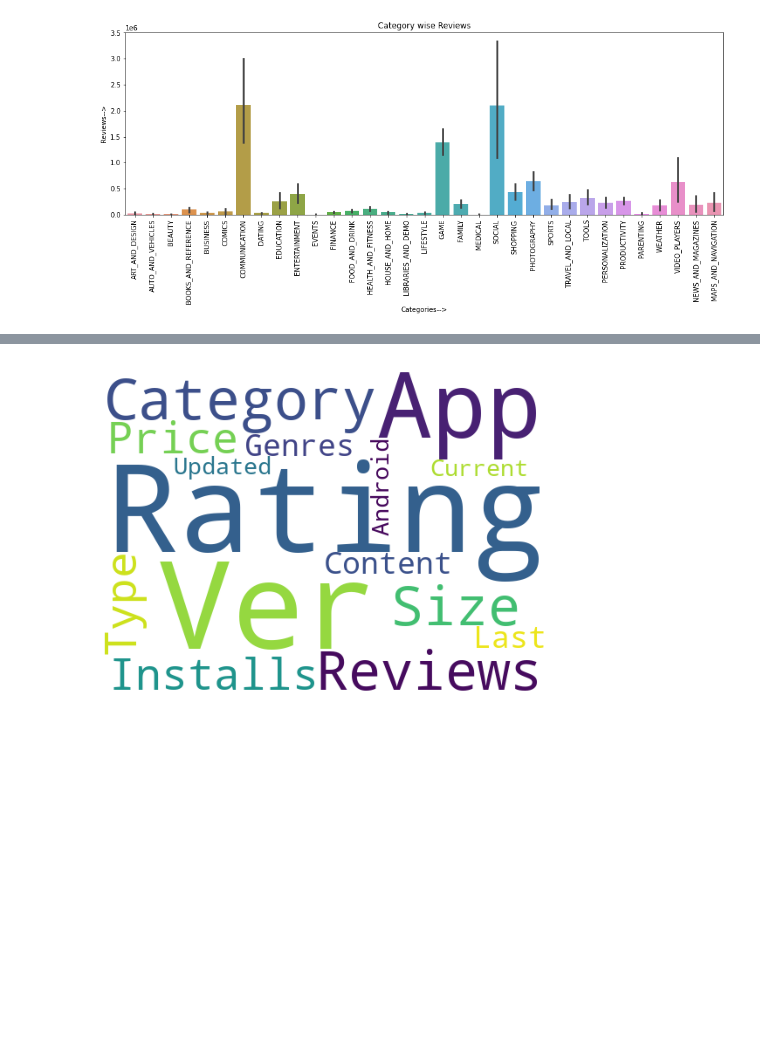
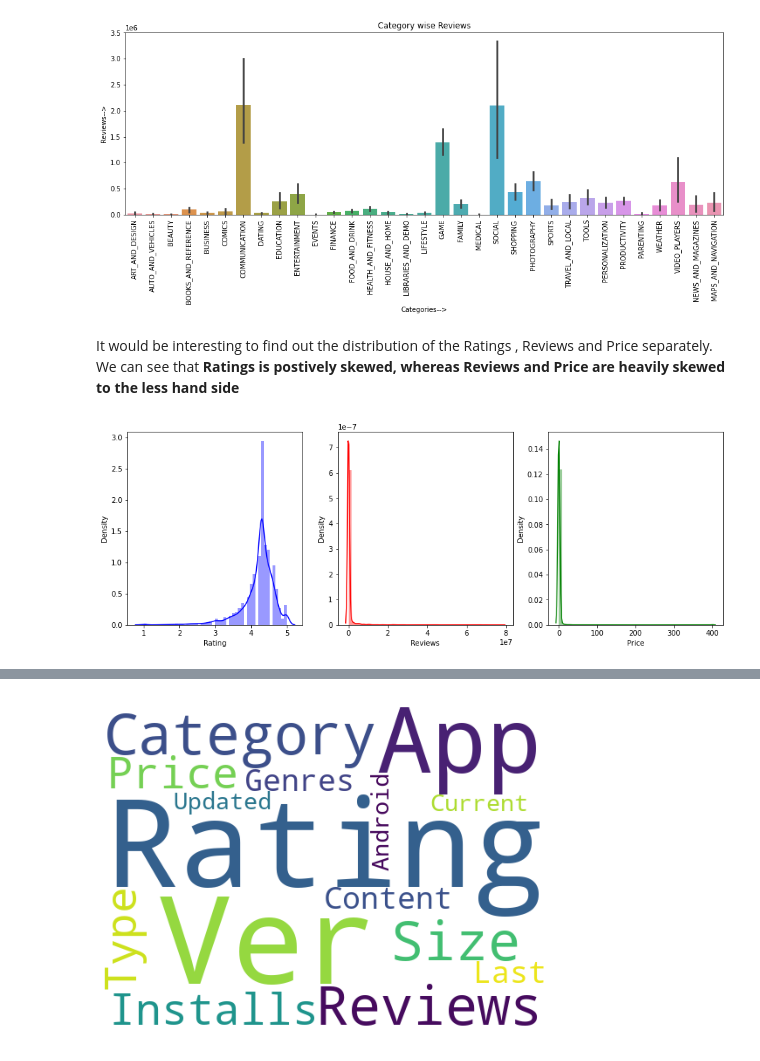
Before and after one commit to Mahima-Shree/Play-Store-App-Review-Analysis, a Jupyter notebook: _AlmaBetter_Mahima_Shree_Play_Store_App_Review_Analysis_Capstone_Project.ipynb, the cells around one changed output, grey strips where cells are left out. Drawn from its saved outputs; the diff is of its cells as text; code cells hidden in the pictures; blank space fills up the shorter version.

```diff
--- a/_AlmaBetter_Mahima_Shree_Play_Store_App_Review_Analysis_Capstone_Project.ipynb
+++ b/_AlmaBetter_Mahima_Shree_Play_Store_App_Review_Analysis_Capstone_Project.ipynb
@@ -456,3 +480,13 @@ plt.ylabel('Reviews-->')
 plt.show()
 # %% [output]
 [figure]
+# %% [markdown]
+It would be interesting to find out the distribution of the Ratings , Reviews and Price separately. We can see that **Ratings is postively skewed, whereas Reviews and Price are heavily skewed to the less hand side**
+# %%
+f,(ax1,ax2,ax3) = plt.subplots(ncols=3,sharey=False)
+sns.distplot(play_store['Rating'],hist=True,color='b',ax=ax1)
+sns.distplot(play_store['Reviews'],hist=True,color='r',ax=ax2)
+sns.distplot(play_store['Price'],hist=True,color='g',ax=ax3)
+f.set_size_inches(15, 5)
+# %% [output]
+[figure, added]
```
Also changed, not shown: parts of 17 cells of this notebook.
